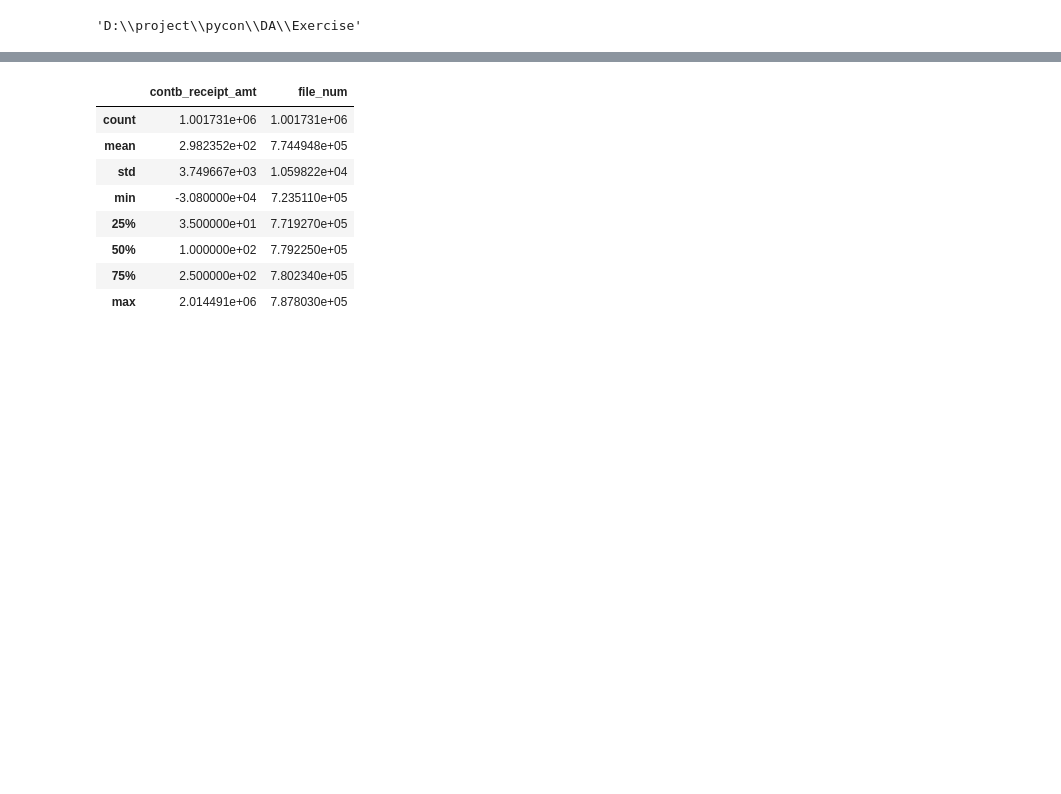
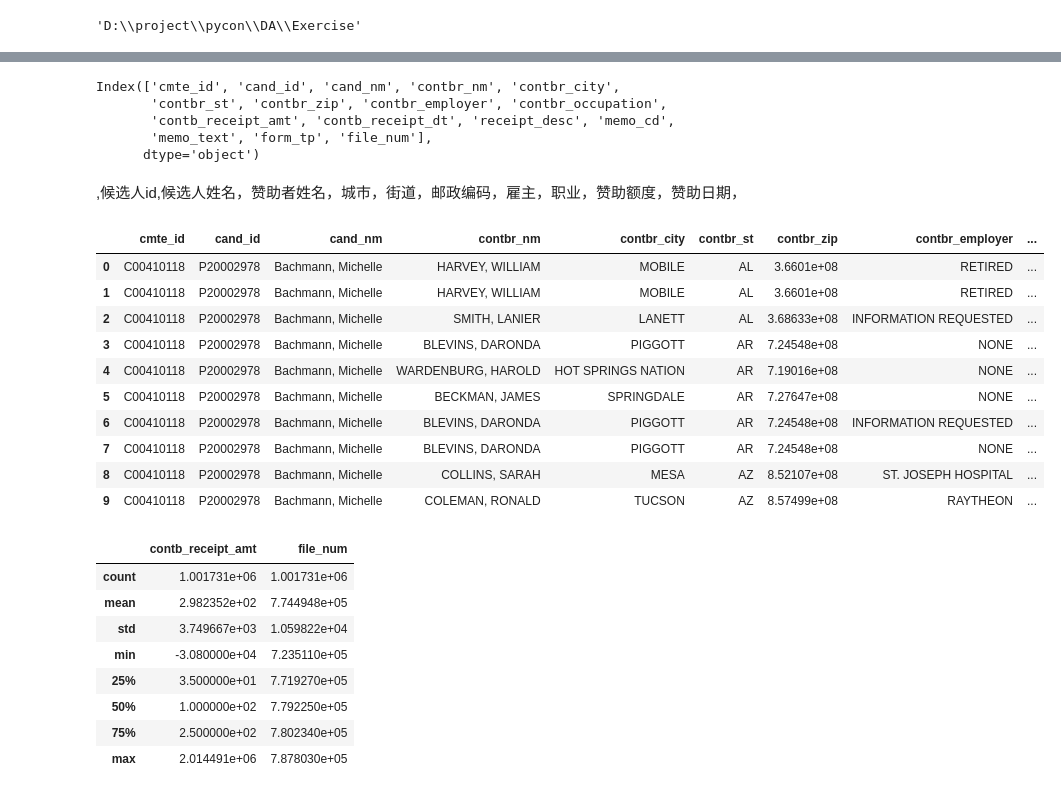
Before and after one commit to xuyagang/pycon, a Jupyter notebook: DA/Exercise/2012联邦选举委员会数据库.ipynb, the cells around one changed output, grey strips where cells are left out. Cells and saved outputs as stored; diff of their text form; code cells hidden in the pictures; blank space fills up the shorter version.

```diff
--- a/DA/Exercise/2012联邦选举委员会数据库.ipynb
+++ b/DA/Exercise/2012联邦选举委员会数据库.ipynb
@@ -30,3 +29,27 @@ fec
+# %%
+fec.columns
+# %% [output]
+Index(['cmte_id', 'cand_id', 'cand_nm', 'contbr_nm', 'contbr_city',
+       'contbr_st', 'contbr_zip', 'contbr_employer', 'contbr_occupation',
+       'contb_receipt_amt', 'contb_receipt_dt', 'receipt_desc', 'memo_cd',
+       'memo_text', 'form_tp', 'file_num'],
+      dtype='object')
+# %% [markdown]
+ ,候选人id,候选人姓名，赞助者姓名，城市，街道，邮政编码，雇主，职业，赞助额度，赞助日期，
+# %%
+fec.head(10)
+# %% [output]
+|  | cmte_id | cand_id | cand_nm | contbr_nm | contbr_city | contbr_st | contbr_zip | contbr_employer | ... |
+| 0 | C00410118 | P20002978 | Bachmann, Michelle | HARVEY, WILLIAM | MOBILE | AL | 3.6601e+08 | RETIRED | ... |
+| 1 | C00410118 | P20002978 | Bachmann, Michelle | HARVEY, WILLIAM | MOBILE | AL | 3.6601e+08 | RETIRED | ... |
+| 2 | C00410118 | P20002978 | Bachmann, Michelle | SMITH, LANIER | LANETT | AL | 3.68633e+08 | INFORMATION REQUESTED | ... |
+| 3 | C00410118 | P20002978 | Bachmann, Michelle | BLEVINS, DARONDA | PIGGOTT | AR | 7.24548e+08 | NONE | ... |
+| 4 | C00410118 | P20002978 | Bachmann, Michelle | WARDENBURG, HAROLD | HOT SPRINGS NATION | AR | 7.19016e+08 | NONE | ... |
+| 5 | C00410118 | P20002978 | Bachmann, Michelle | BECKMAN, JAMES | SPRINGDALE | AR | 7.27647e+08 | NONE | ... |
+| 6 | C00410118 | P20002978 | Bachmann, Michelle | BLEVINS, DARONDA | PIGGOTT | AR | 7.24548e+08 | INFORMATION REQUESTED | ... |
+| 7 | C00410118 | P20002978 | Bachmann, Michelle | BLEVINS, DARONDA | PIGGOTT | AR | 7.24548e+08 | NONE | ... |
+| 8 | C00410118 | P20002978 | Bachmann, Michelle | COLLINS, SARAH | MESA | AZ | 8.52107e+08 | ST. JOSEPH HOSPITAL | ... |
+| 9 | C00410118 | P20002978 | Bachmann, Michelle | COLEMAN, RONALD | TUCSON | AZ | 8.57499e+08 | RAYTHEON | ... |
 # %%
 fec.describe()
 # %% [output]
```
Also changed, not shown: parts of 18 cells of this notebook, 8 other files.
